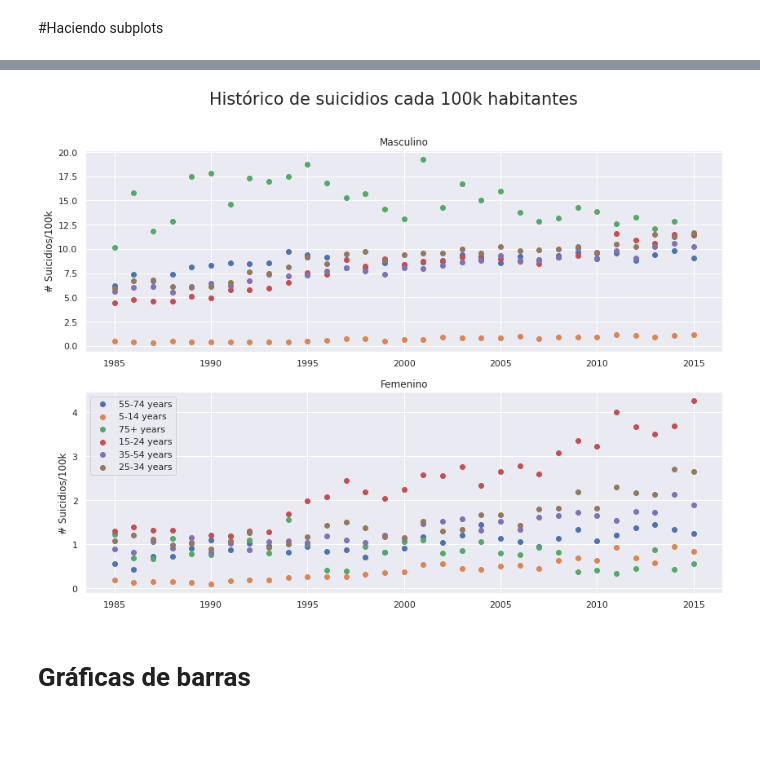
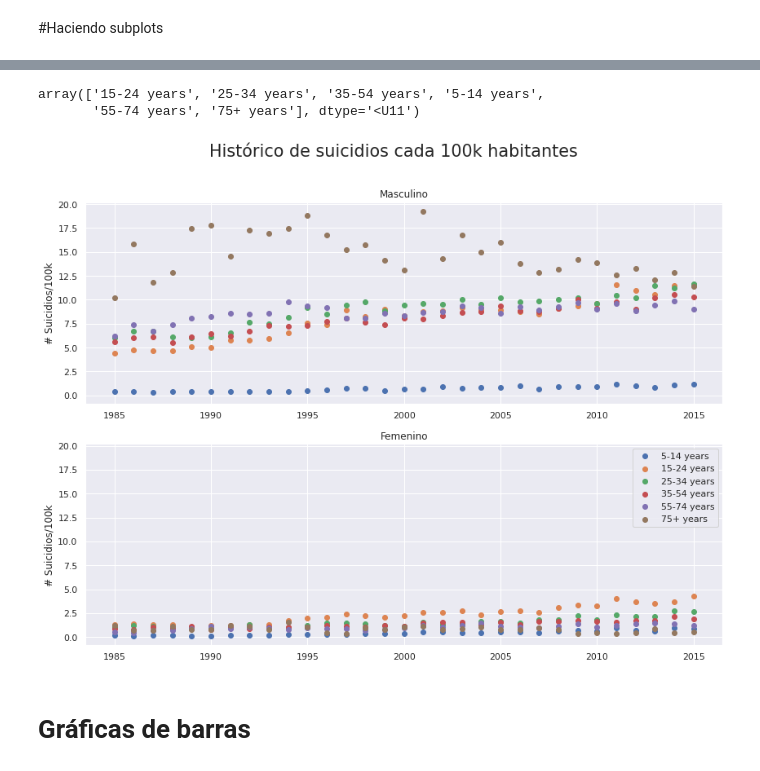
Before and after one commit to Javcm/Intro-a-Deep-Learning-UNAM-FC, a Jupyter notebook: Tutorial_Matplotlib.ipynb, the cells around one changed output, grey strips where cells are left out. Drawn from its saved outputs; the diff is of its cells as text; code cells hidden in the pictures; blank space fills up the shorter version.

```diff
--- a/Tutorial_Matplotlib.ipynb
+++ b/Tutorial_Matplotlib.ipynb
@@ -118,26 +151,32 @@ plt.show()
+# %%
+np.sort(edad)
+# %% [output]
+array(['15-24 years', '25-34 years', '35-54 years', '5-14 years',
+       '55-74 years', '75+ years'], dtype='<U11')
 # %%
-gen = list(set(df["age"]))
-fig, (ax1, ax2) = plt.subplots(2,1,figsize=(14,10))
+edad = ['5-14 years','15-24 years','25-34 years','35-54 years','55-74 years','75+ years']
 
-for i in range(len(gen)):
-  ax1.scatter(df[(df["country"]=="Mexico")&(df["sex"]=="male")&(df["age"]==gen[i])]["year"],
-              df[(df["country"]=="Mexico")&(df["sex"]=="male")&(df["age"]==gen[i])]["suicides/100k pop"],
-              label=gen[i])
-  ax2.scatter(df[(df["country"]=="Mexico")&(df["sex"]=="female")&(df["age"]==gen[i])]["year"],
-              df[(df["country"]=="Mexico")&(df["sex"]=="female")&(df["age"]==gen[i])]["suicides/100k pop"],
-              label=gen[i])
+fig, (ax1, ax2) = plt.subplots(2,1,figsize=(14,10),sharey=True)
+
+for i in range(len(edad)):
+  ax1.scatter(df[(df["country"]=="Mexico")&(df["sex"]=="male")&(df["age"]==edad[i])]["year"],
+              df[(df["country"]=="Mexico")&(df["sex"]=="male")&(df["age"]==edad[i])]["suicides/100k pop"],
+              label=edad[i])
+  ax2.scatter(df[(df["country"]=="Mexico")&(df["sex"]=="female")&(df["age"]==edad[i])]["year"],
+              df[(df["country"]=="Mexico")&(df["sex"]=="female")&(df["age"]==edad[i])]["suicides/100k pop"],
+              label=edad[i])
 
 ax1.set_title('Masculino')
 ax1.set_ylabel("# Suicidios/100k")
 
 ax2.set_title('Femenino')
 ax2.set_ylabel("# Suicidios/100k")
 
 fig.suptitle("Histórico de suicidios cada 100k habitantes",fontsize ="xx-large")
 plt.legend(loc="best")
 fig.show()
 # %% [output]
-[figure, old version]
+[figure, new version]
 # %% [markdown]
 # Gráficas de barras
 # %%
```
Also changed, not shown: parts of 13 cells of this notebook.
